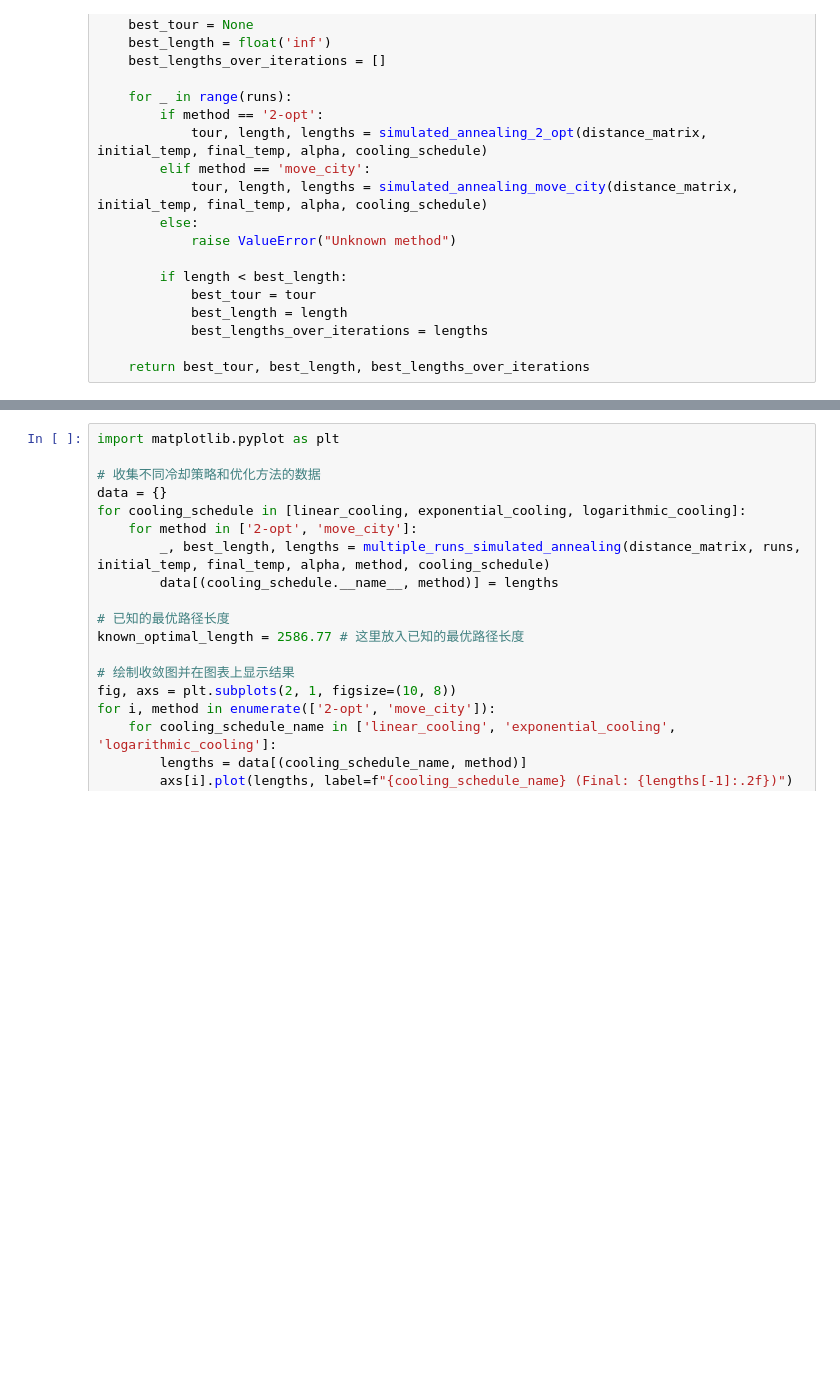
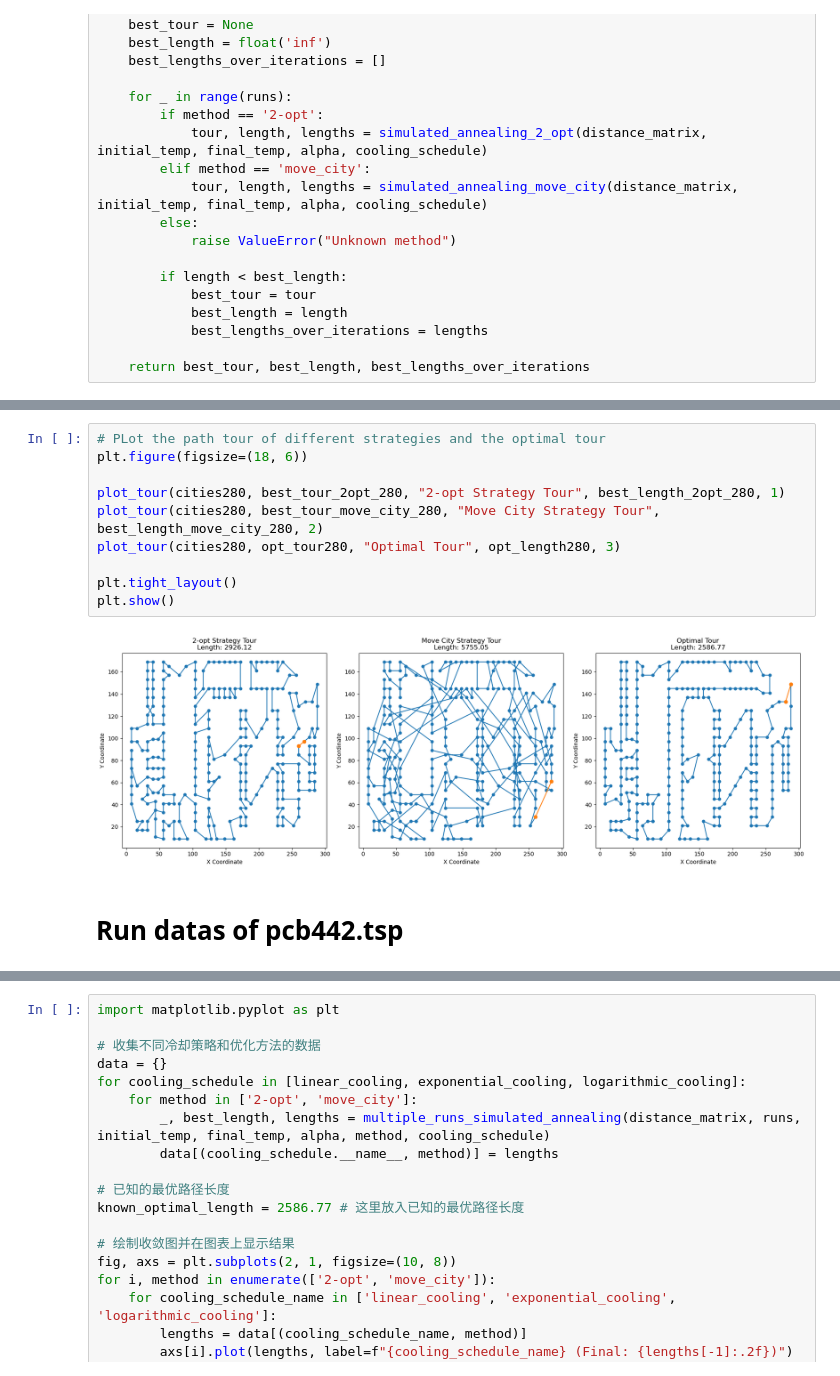
Before and after one commit to jazminli/TSP-Assignment3, a Jupyter notebook: 1-3.ipynb, the cells around one changed output, grey strips where cells are left out. Drawn from its saved outputs; the diff is of its cells as text; blank space fills up the shorter version.

```diff
--- a/1-3.ipynb
+++ b/1-3.ipynb
@@ -142,0 +240,14 @@ def multiple_runs_simulated_annealing(distance_matrix, runs, initial_temp, final
+# %%
+# PLot the path tour of different strategies and the optimal tour
+plt.figure(figsize=(18, 6))
+
+plot_tour(cities280, best_tour_2opt_280, "2-opt Strategy Tour", best_length_2opt_280, 1)
+plot_tour(cities280, best_tour_move_city_280, "Move City Strategy Tour", best_length_move_city_280, 2)
+plot_tour(cities280, opt_tour280, "Optimal Tour", opt_length280, 3)
+
+plt.tight_layout()
+plt.show()
+# %% [output]
+[figure, added]
+# %% [markdown]
+# Run datas of pcb442.tsp
```
Also changed, not shown: parts of 30 cells of this notebook, 2 other files.
